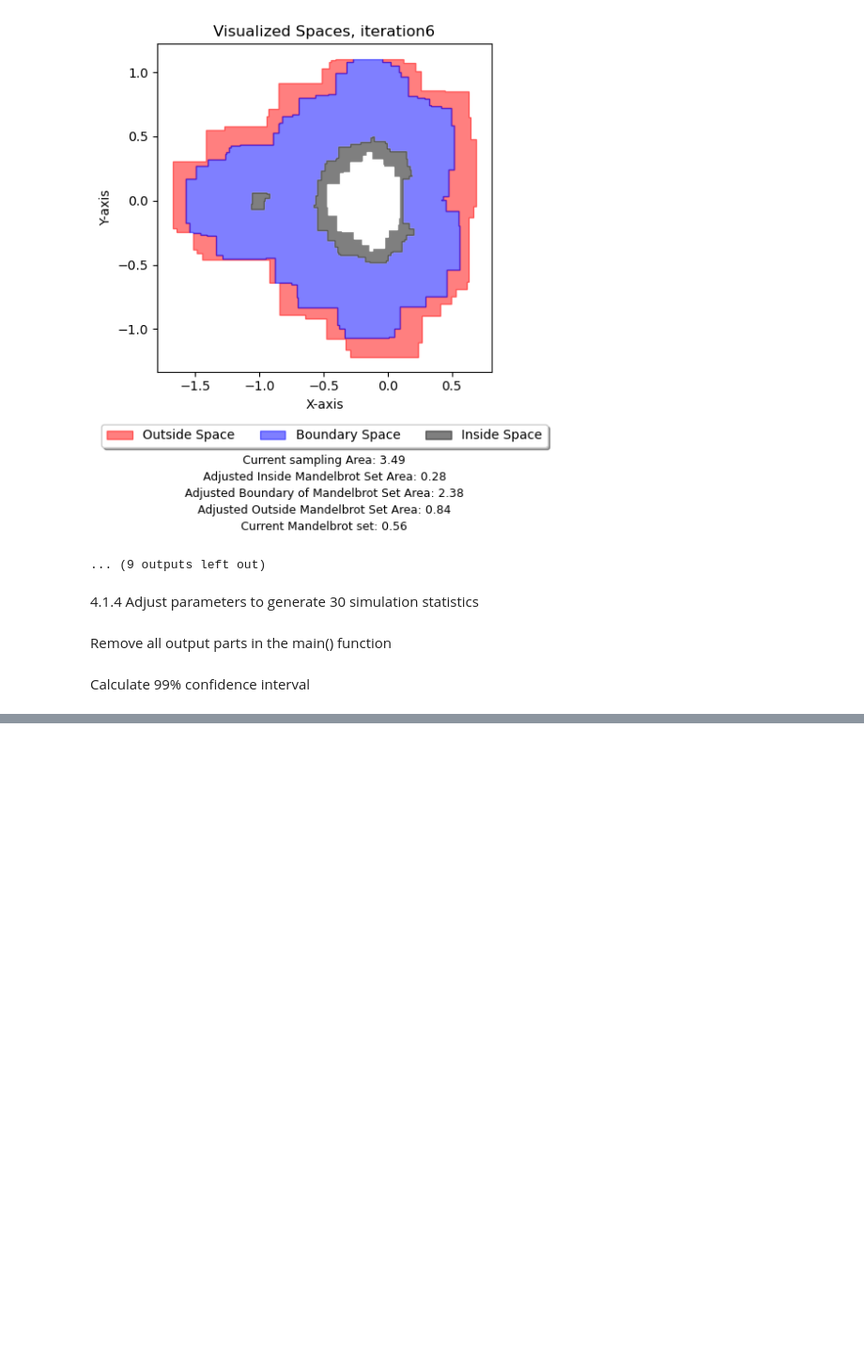
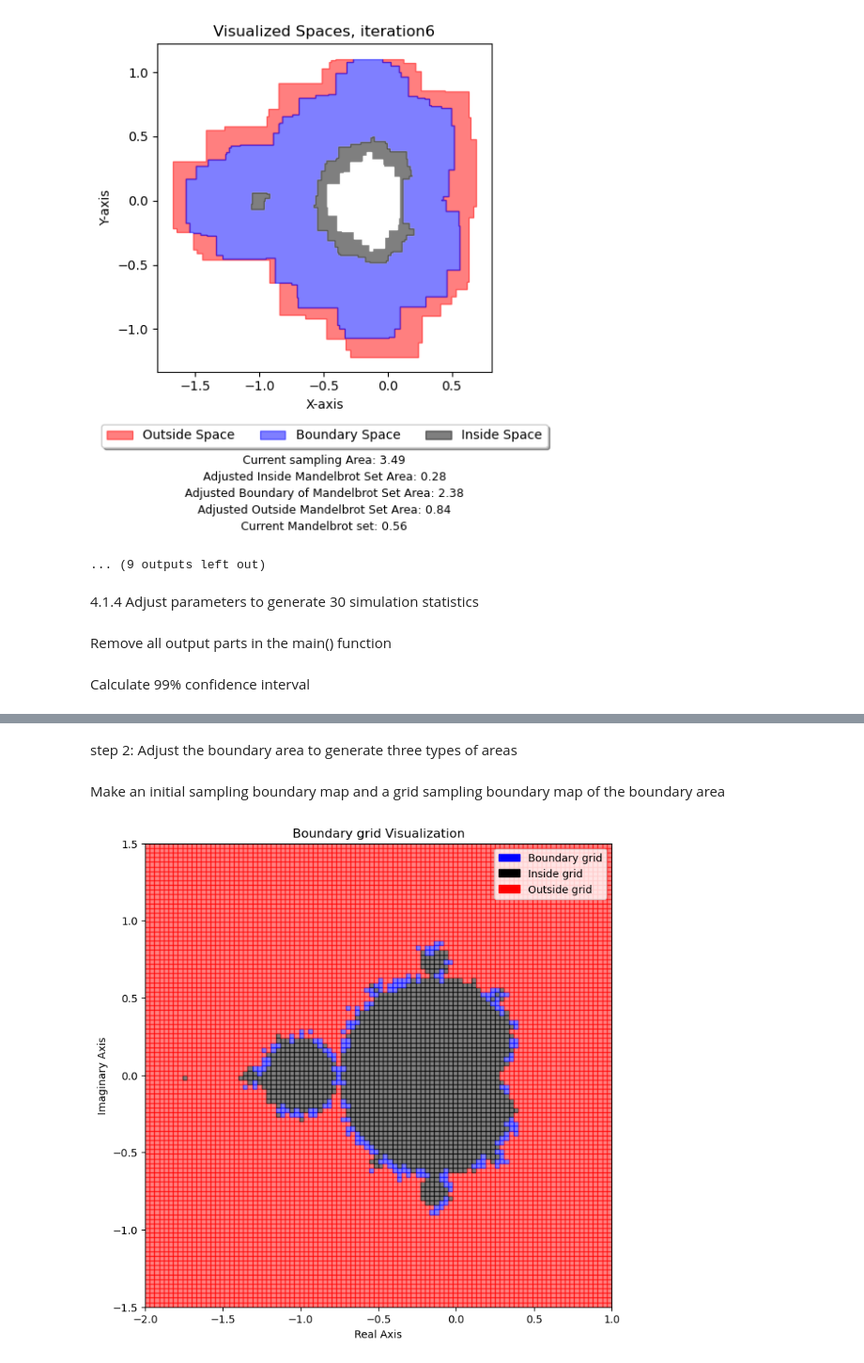
Before and after one commit to Ly-MX15/Stochastic_simulation, a Jupyter notebook: YuanLu/Q4 11.19.ipynb, the cells around one changed output, grey strips where cells are left out. Shown at 94% size. Cells and saved outputs as stored; diff of their text form; code cells hidden in the pictures; blank space fills up the shorter version.

```diff
--- a/YuanLu/Q4 11.19.ipynb
+++ b/YuanLu/Q4 11.19.ipynb
@@ -807,0 +1042,2 @@ print("99% Confidence Interval:", confidence_interval)
+# %% [markdown]
+step 2: Adjust the boundary area to generate three types of areas
@@ -807,0 +1087,42 @@ print("99% Confidence Interval:", confidence_interval)
+# %% [markdown]
+Make an initial sampling boundary map and a grid sampling boundary map of the boundary area
+# %%
+# Check part of the boundary_grid for plotting
+
+points_to_add = []
+for i in range(points_per_side):
+    for j in range(points_per_side):
+        points_to_add.append((structured_grid[j, i], i, j))
+
+Sampling_area_division_list = []
+for point, x_index, y_index in points_to_add:
+    Sampling_area_division_list.append(point)
+
+Sampling_area_division = np.array(Sampling_area_division_list, dtype=structured_grid.dtype)
+fig, ax = plt.subplots(figsize=(8, 8))
+ax.set_xlim([-2, 1])
+ax.set_ylim([-1.5, 1.5])
+
+labels = {'blue': 'Boundary grid', 'black': 'Inside grid', 'red': 'Outside grid'}
+# Create a rectangle representing the legend
+for color, label in labels.items():
+    ax.add_patch(patches.Rectangle((0, 0), 0, 0, color=color, label=label))
+# Traverse boundary_grid and draw rectangle
+for xrange, yrange, iteration in Sampling_area_division:
+    if init_threshold <= iteration < max_iter or iteration == -1:
+        color = 'blue' # Define fill color here
+    elif iteration == max_iter:
+        color = 'black'
+    else:
+        color = 'red'
+
+    # Create a rectangle and add it to the axes
+    rect = patches.Rectangle((xrange[0], yrange[0]), xrange[1] - xrange[0], yrange[1] - yrange[0], color=color,alpha=0.5)
+    ax.add_patch(rect)
+plt.title('Boundary grid Visualization')
+plt.xlabel('Real Axis')
+plt.ylabel('Imaginary Axis')
+ax.legend()
+plt.show()
+# %% [output]
+[figure, added]
```
Also changed, not shown: parts of 20 cells of this notebook, 2 other files.
